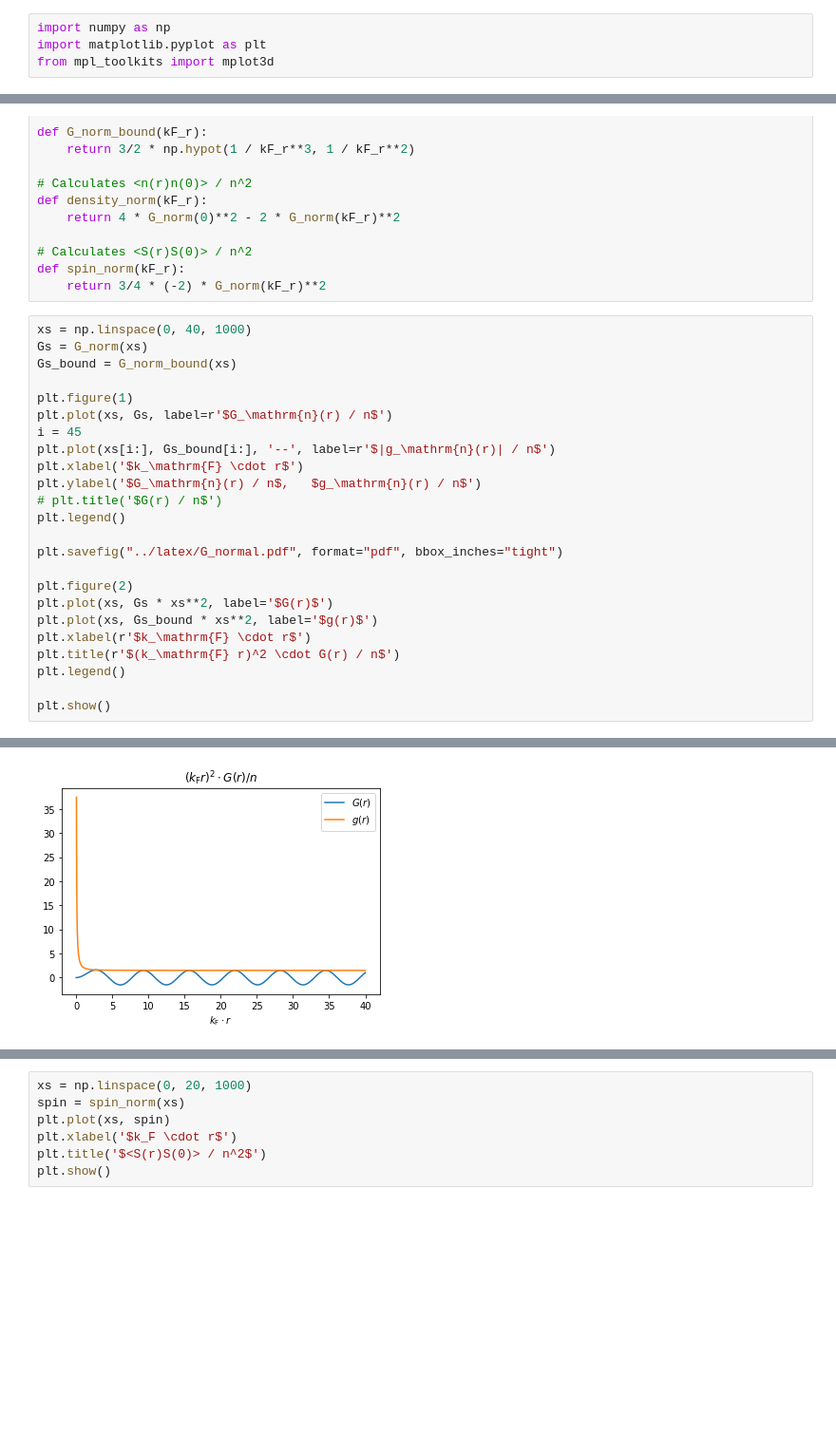
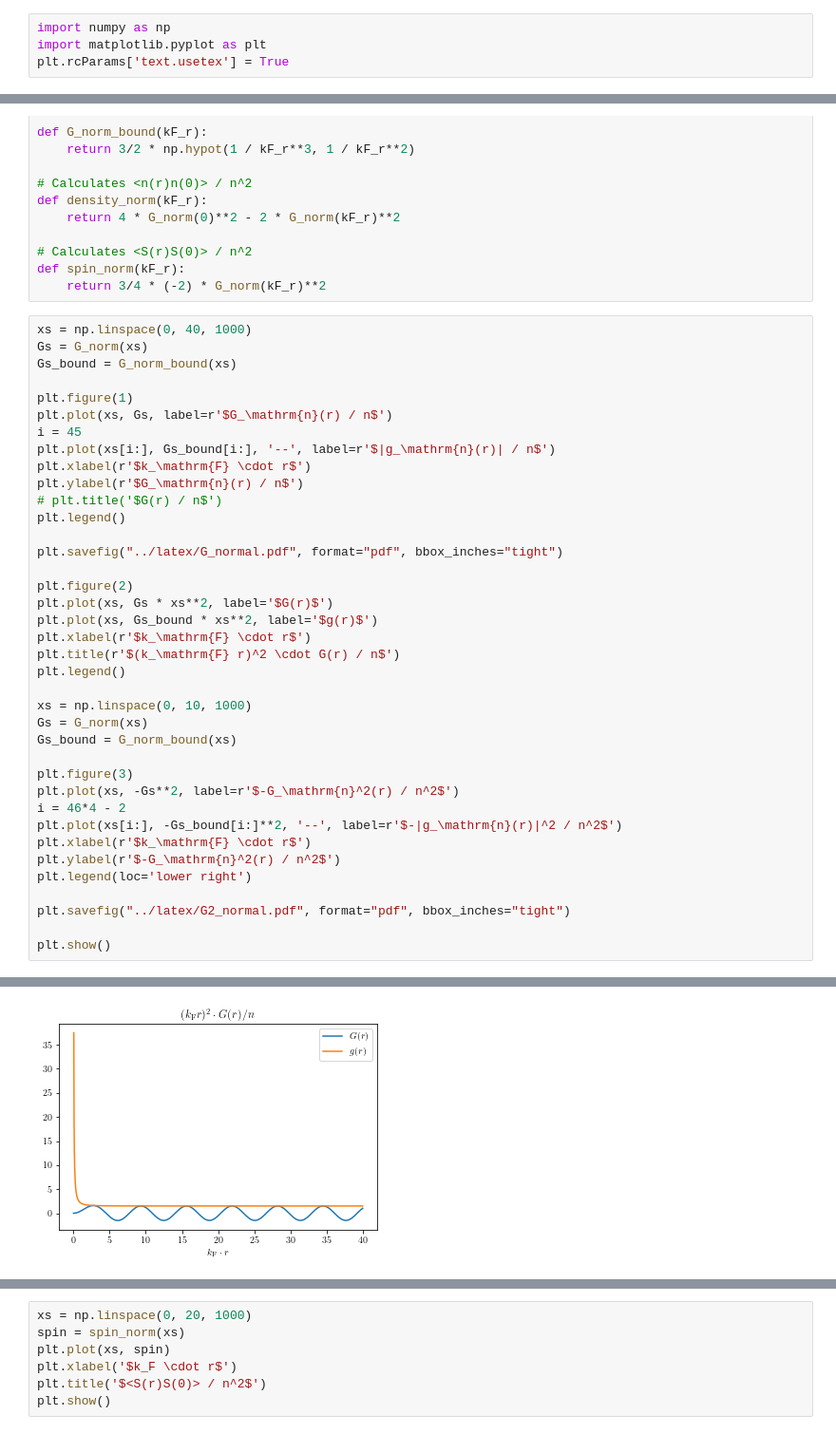
Before and after one commit to Il-Capitano/bsc-thesis, a Jupyter notebook: python/normal_state.ipynb, the cells around one changed output, grey strips where cells are left out. Shown at 95% size. Saved outputs shown, nothing was run; the diff lists cells and outputs as text; blank space fills up the shorter version.

```diff
--- a/python/normal_state.ipynb
+++ b/python/normal_state.ipynb
@@ -1,7 +1,7 @@
 # %%
 import numpy as np
 import matplotlib.pyplot as plt
-from mpl_toolkits import mplot3d
+plt.rcParams['text.usetex'] = True
 # %%
 # Calculates G(r) / n
 def G_norm(kF_r):
@@ -33,8 +33,8 @@ plt.figure(1)
 plt.plot(xs, Gs, label=r'$G_\mathrm{n}(r) / n$')
 i = 45
 plt.plot(xs[i:], Gs_bound[i:], '--', label=r'$|g_\mathrm{n}(r)| / n$')
-plt.xlabel('$k_\mathrm{F} \cdot r$')
-plt.ylabel('$G_\mathrm{n}(r) / n$,   $g_\mathrm{n}(r) / n$')
+plt.xlabel(r'$k_\mathrm{F} \cdot r$')
+plt.ylabel(r'$G_\mathrm{n}(r) / n$')
 # plt.title('$G(r) / n$')
 plt.legend()
 
@@ -47,5 +47,19 @@ plt.xlabel(r'$k_\mathrm{F} \cdot r$')
 plt.title(r'$(k_\mathrm{F} r)^2 \cdot G(r) / n$')
 plt.legend()
 
+xs = np.linspace(0, 10, 1000)
+Gs = G_norm(xs)
+Gs_bound = G_norm_bound(xs)
+
+plt.figure(3)
+plt.plot(xs, -Gs**2, label=r'$-G_\mathrm{n}^2(r) / n^2$')
+i = 46*4 - 2
+plt.plot(xs[i:], -Gs_bound[i:]**2, '--', label=r'$-|g_\mathrm{n}(r)|^2 / n^2$')
+plt.xlabel(r'$k_\mathrm{F} \cdot r$')
+plt.ylabel(r'$-G_\mathrm{n}^2(r) / n^2$')
+plt.legend(loc='lower right')
+
+plt.savefig("../latex/G2_normal.pdf", format="pdf", bbox_inches="tight")
+
 plt.show()
 # %% [output]
@@ -53 +67 @@ plt.show()
-[figure, old version]
+[figure, new version]
```
Also changed, not shown: parts of 2 cells of this notebook, 13 other files.
